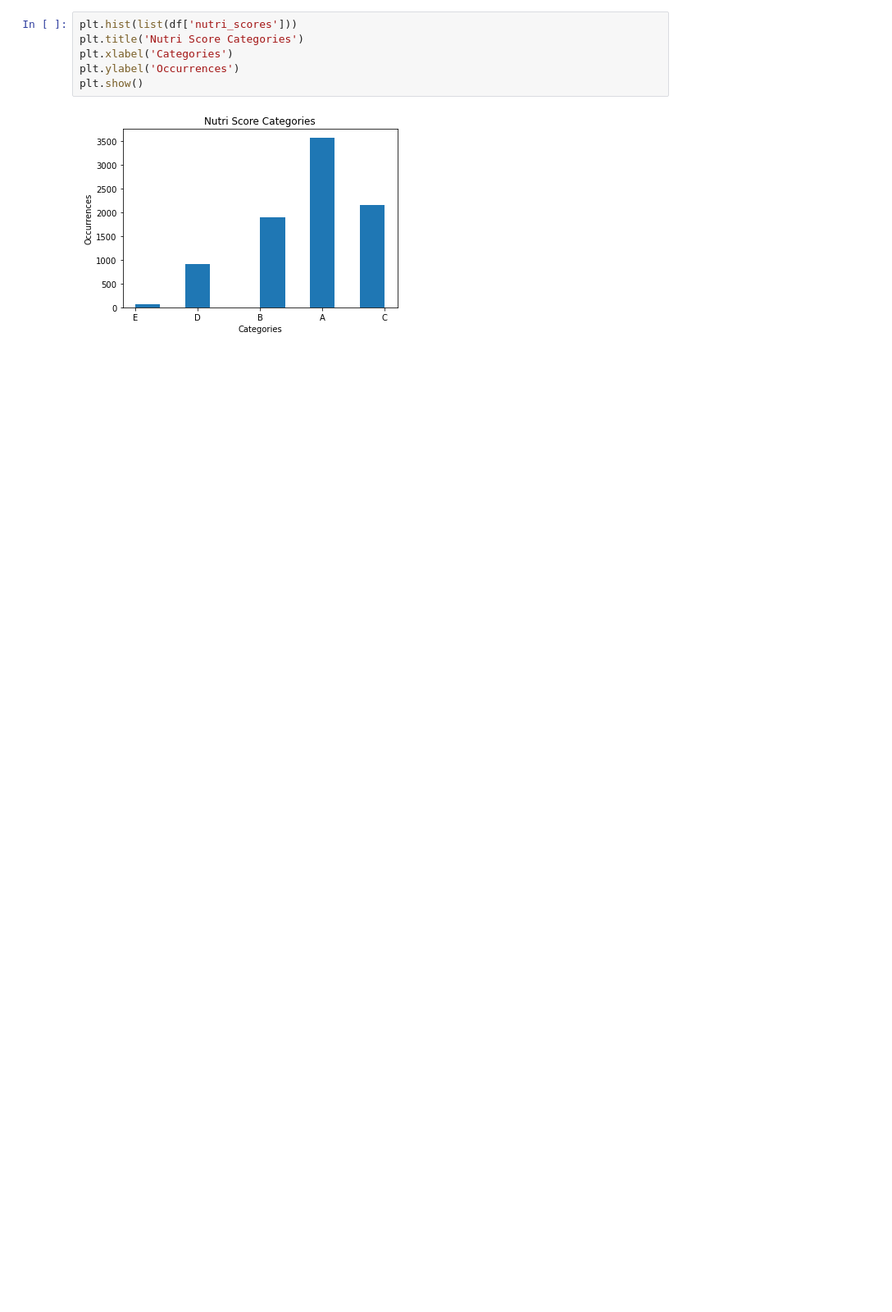
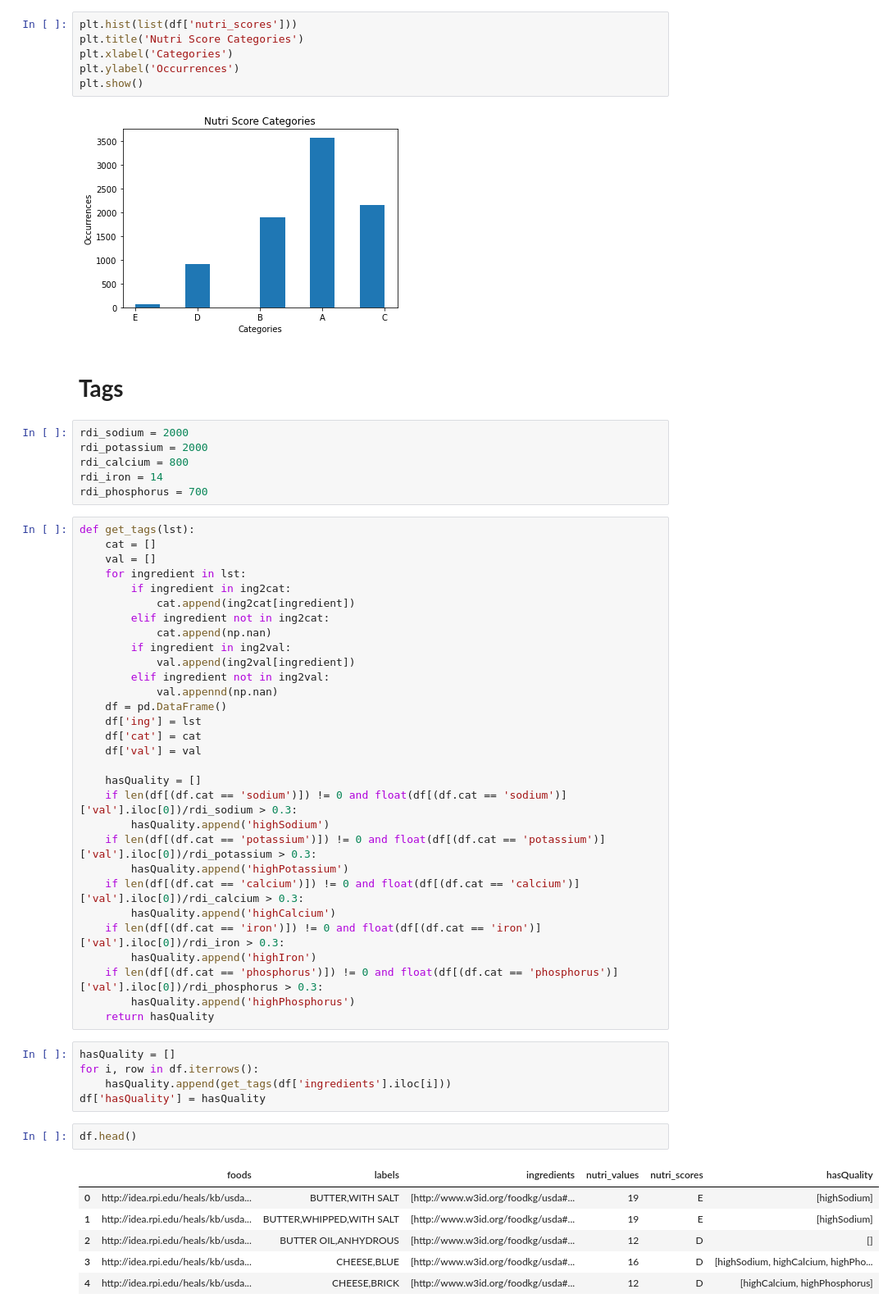
Before and after one commit to louismeeckers/um-healthy-food, a Jupyter notebook: usda/cleaning.ipynb, the cells around one changed output. Shown: that part at 82% size. Saved outputs shown, nothing was run; the diff lists cells and outputs as text; blank space fills up the shorter version.

Commit message:
add usda minerals tags

```diff
--- a/usda/cleaning.ipynb
+++ b/usda/cleaning.ipynb
@@ -321,3 +310,55 @@ plt.ylabel('Occurrences')
 plt.show()
 # %% [output]
 [figure]
+# %% [markdown]
+# **Tags**
+# %%
+rdi_sodium = 2000
+rdi_potassium = 2000
+rdi_calcium = 800
+rdi_iron = 14
+rdi_phosphorus = 700
+# %%
+def get_tags(lst):
+    cat = []
+    val = []
+    for ingredient in lst:
+        if ingredient in ing2cat:
+            cat.append(ing2cat[ingredient])
+        elif ingredient not in ing2cat:
+            cat.append(np.nan)
+        if ingredient in ing2val:
+            val.append(ing2val[ingredient])
+        elif ingredient not in ing2val:
+            val.appennd(np.nan)
+    df = pd.DataFrame()
+    df['ing'] = lst
+    df['cat'] = cat
+    df['val'] = val
+
+    hasQuality = []
+    if len(df[(df.cat == 'sodium')]) != 0 and float(df[(df.cat == 'sodium')]['val'].iloc[0])/rdi_sodium > 0.3:
+        hasQuality.append('highSodium')
+    if len(df[(df.cat == 'potassium')]) != 0 and float(df[(df.cat == 'potassium')]['val'].iloc[0])/rdi_potassium > 0.3:
+        hasQuality.append('highPotassium')
+    if len(df[(df.cat == 'calcium')]) != 0 and float(df[(df.cat == 'calcium')]['val'].iloc[0])/rdi_calcium > 0.3:
+        hasQuality.append('highCalcium')
+    if len(df[(df.cat == 'iron')]) != 0 and float(df[(df.cat == 'iron')]['val'].iloc[0])/rdi_iron > 0.3:
+        hasQuality.append('highIron')
+    if len(df[(df.cat == 'phosphorus')]) != 0 and float(df[(df.cat == 'phosphorus')]['val'].iloc[0])/rdi_phosphorus > 0.3:
+        hasQuality.append('highPhosphorus')
+    return hasQuality
+# %%
+hasQuality = []
+for i, row in df.iterrows():
+    hasQuality.append(get_tags(df['ingredients'].iloc[i]))
+df['hasQuality'] = hasQuality
+# %%
+df.head()
+# %% [output]
+|  | foods | labels | ingredients | nutri_values | nutri_scores | hasQuality |
+| 0 | http://idea.rpi.edu/heals/kb/usda... | BUTTER,WITH SALT | [http://www.w3id.org/foodkg/usda#... | 19 | E | [highSodium] |
+| 1 | http://idea.rpi.edu/heals/kb/usda... | BUTTER,WHIPPED,WITH SALT | [http://www.w3id.org/foodkg/usda#... | 19 | E | [highSodium] |
+| 2 | http://idea.rpi.edu/heals/kb/usda... | BUTTER OIL,ANHYDROUS | [http://www.w3id.org/foodkg/usda#... | 12 | D | [] |
+| 3 | http://idea.rpi.edu/heals/kb/usda... | CHEESE,BLUE | [http://www.w3id.org/foodkg/usda#... | 16 | D | [highSodium, highCalcium, highPho... |
+| 4 | http://idea.rpi.edu/heals/kb/usda... | CHEESE,BRICK | [http://www.w3id.org/foodkg/usda#... | 12 | D | [highCalcium, highPhosphorus] |
```
Also changed, not shown: parts of 5 cells of this notebook, 2 other files.
